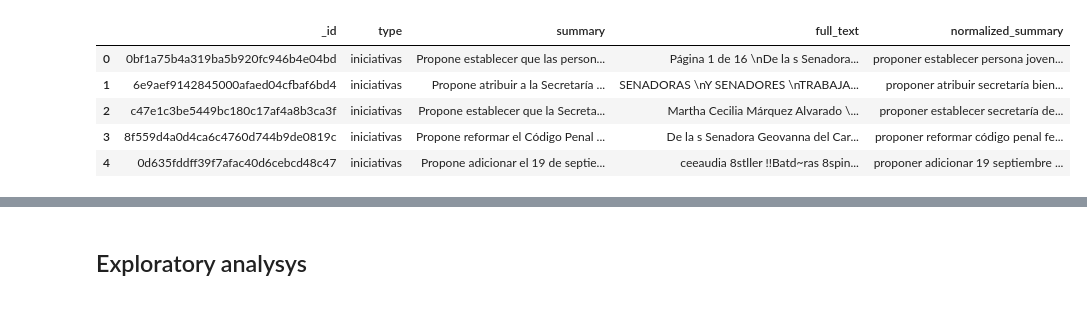
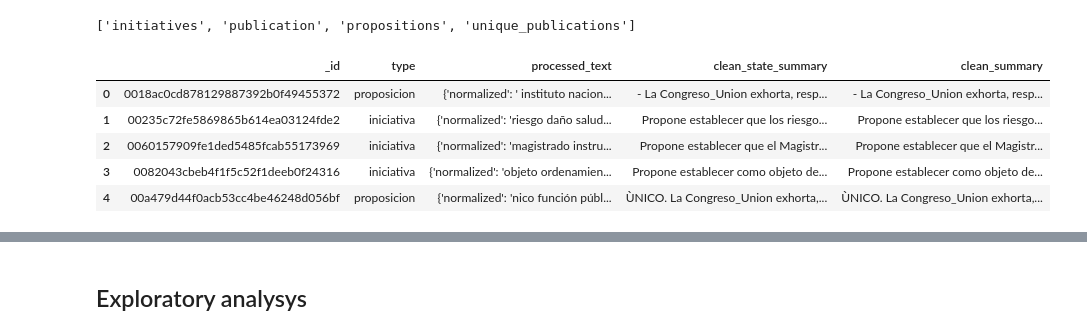
Before and after one commit to andreamarin/senate-publications-analysis, a Jupyter notebook: nlp_classification/senate_publications_nlp_analysis.ipynb, the cells around one changed output, grey strips where cells are left out. Cells and saved outputs as stored; diff of their text form; code cells hidden in the pictures.

```diff
--- a/nlp_classification/senate_publications_nlp_analysis.ipynb
+++ b/nlp_classification/senate_publications_nlp_analysis.ipynb
@@ -16,13 +93,19 @@ importlib.reload(db)
 # %%
-conn = db.connect_mongo_db("senate-publication")
+conn = db.connect_mongo_db("senate-publication", from_colab=True)
+# %%
+conn.list_collection_names()
+# %% [output]
+['initiatives', 'publication', 'propositions', 'unique_publications']
 # %%
-publications_cursor = conn.publication.find(projection=["summary", "full_text","type", "normalized_summary"])
-publications_df = pd.DataFrame(publications_cursor)
-publications_df.head()
+publications_cursor = conn.unique_publications.find(
+    projection=["clean_summary", "clean_state_summary", "type", "processed_text"]
+  )
+raw_publications_df = pd.DataFrame(publications_cursor)
+raw_publications_df.head()
 # %% [output]
-|  | _id | type | summary | full_text | normalized_summary |
-| 0 | 0bf1a75b4a319ba5b920fc946b4e04bd | iniciativas | Propone establecer que las person... | Página 1 de 16 \nDe la s Senadora... | proponer establecer persona joven... |
-| 1 | 6e9aef9142845000afaed04cfbaf6bd4 | iniciativas | Propone atribuir a la Secretaría ... | SENADORAS \nY SENADORES \nTRABAJA... | proponer atribuir secretaría bien... |
-| 2 | c47e1c3be5449bc180c17af4a8b3ca3f | iniciativas | Propone establecer que la Secreta... | Martha Cecilia Márquez Alvarado \... | proponer establecer secretaría de... |
-| 3 | 8f559d4a0d4ca6c4760d744b9de0819c | iniciativas | Propone reformar el Código Penal ... | De la s Senadora Geovanna del Car... | proponer reformar código penal fe... |
-| 4 | 0d635fddff39f7afac40d6cebcd48c47 | iniciativas | Propone adicionar el 19 de septie... | ceeaudia 8stller !!Batd~ras 8spin... | proponer adicionar 19 septiembre ... |
+|  | _id | type | processed_text | clean_state_summary | clean_summary |
+| 0 | 0018ac0cd878129887392b0f49455372 | proposicion | {'normalized': ' instituto nacion... | - La Congreso_Union exhorta, resp... | - La Congreso_Union exhorta, resp... |
+| 1 | 00235c72fe5869865b614ea03124fde2 | iniciativa | {'normalized': 'riesgo daño salud... | Propone establecer que los riesgo... | Propone establecer que los riesgo... |
+| 2 | 0060157909fe1ded5485fcab55173969 | iniciativa | {'normalized': 'magistrado instru... | Propone establecer que el Magistr... | Propone establecer que el Magistr... |
+| 3 | 0082043cbeb4f1f5c52f1deeb0f24316 | iniciativa | {'normalized': 'objeto ordenamien... | Propone establecer como objeto de... | Propone establecer como objeto de... |
+| 4 | 00a479d44f0acb53cc4be46248d056bf | proposicion | {'normalized': 'nico función públ... | ÙNICO. La Congreso_Union exhorta,... | ÙNICO. La Congreso_Union exhorta,... |
```
Also changed, not shown: parts of 54 cells of this notebook.
